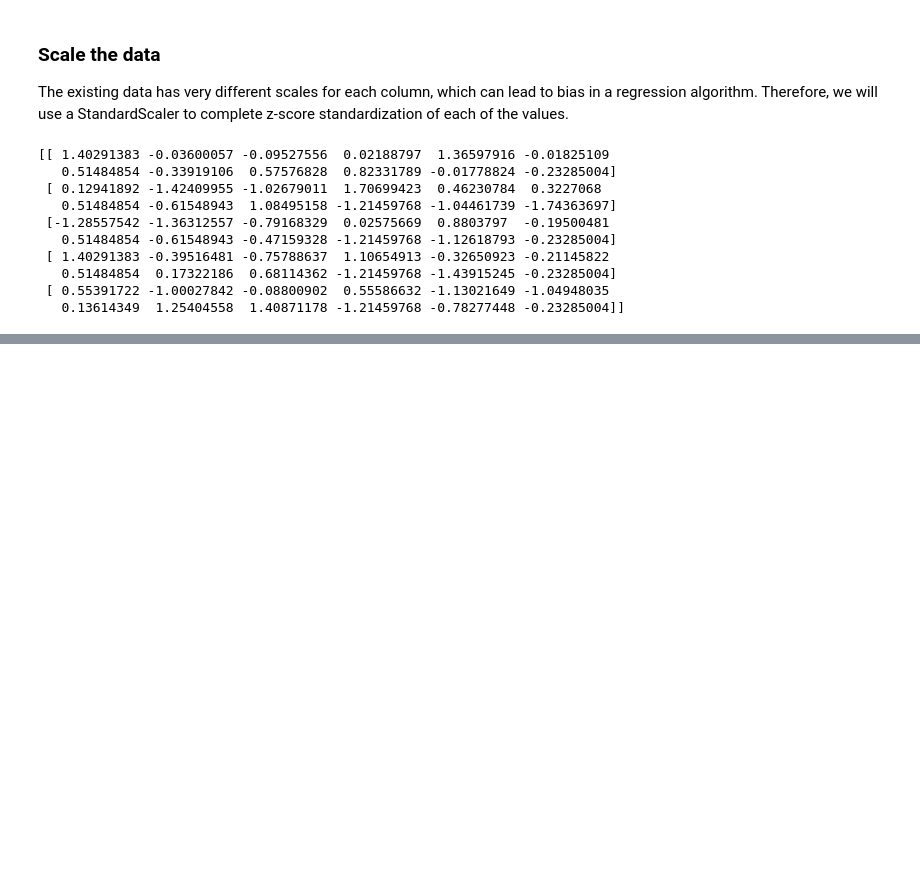
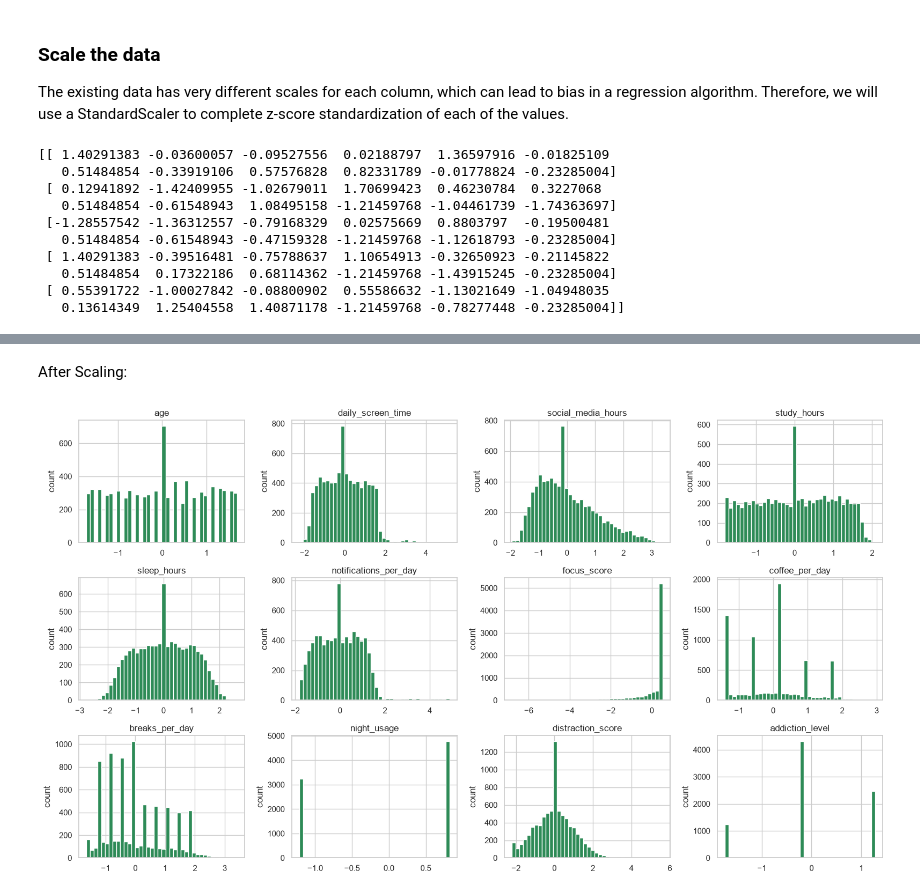
Before and after one commit to emfallat/CS5100-Final-Project, a Jupyter notebook: productivity.ipynb, the cells around one changed output, grey strips where cells are left out. Drawn from its saved outputs; the diff is of its cells as text; code cells hidden in the pictures; blank space fills up the shorter version.

```diff
--- a/productivity.ipynb
+++ b/productivity.ipynb
@@ -243,0 +296,12 @@ print(X_train_scaled[:5])
+# %% [markdown]
+After Scaling:
+# %%
+fig, axes = plt.subplots(3, 4, figsize=(16, 9))
+for i, (ax, col) in enumerate(zip(axes.ravel(), feature_names)):
+    ax.hist(X_train_scaled[:, i], bins=40, color='seagreen')
+    ax.set_title(col)
+    ax.set_ylabel('count')
+plt.tight_layout()
+plt.show()
+# %% [output]
+[figure, added]
```
Also changed, not shown: parts of 16 cells of this notebook.
